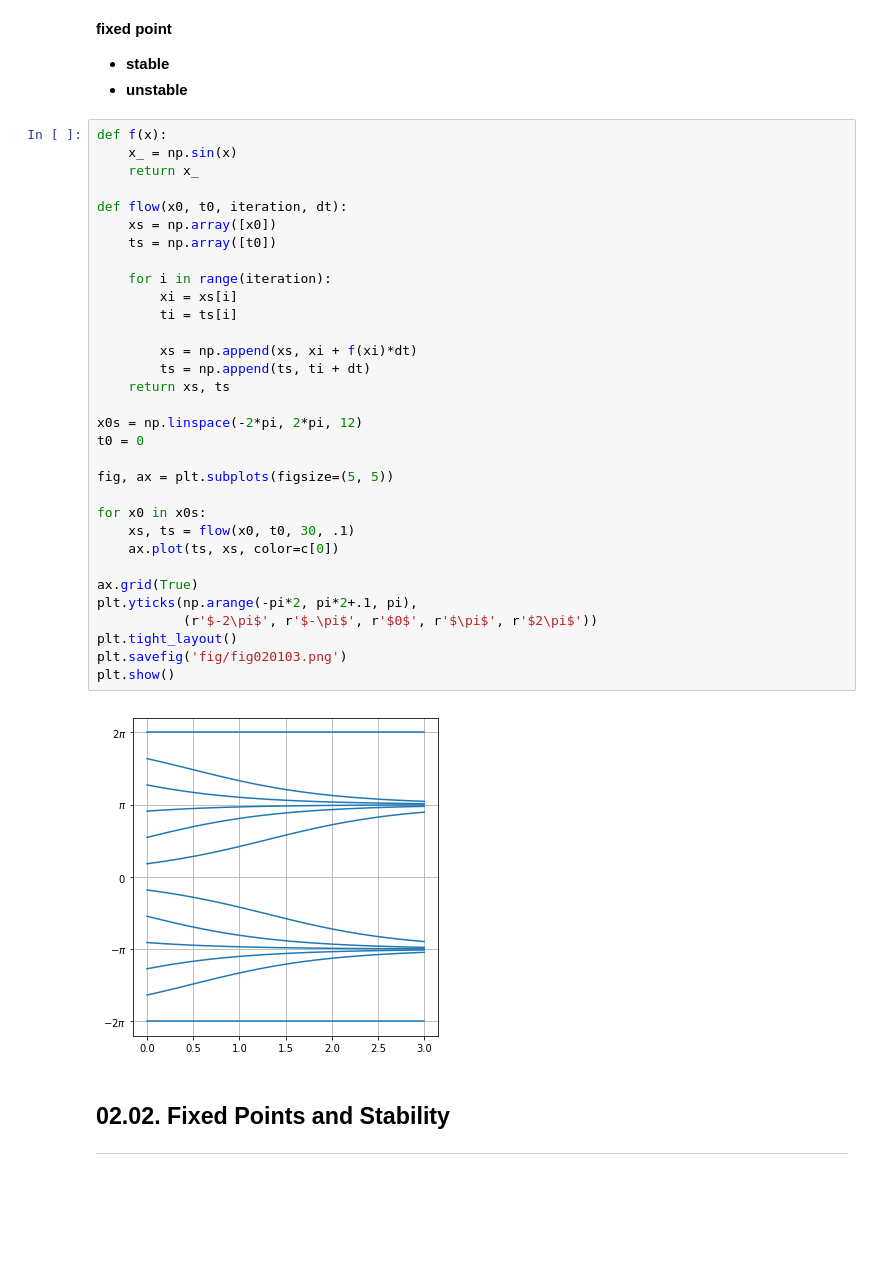
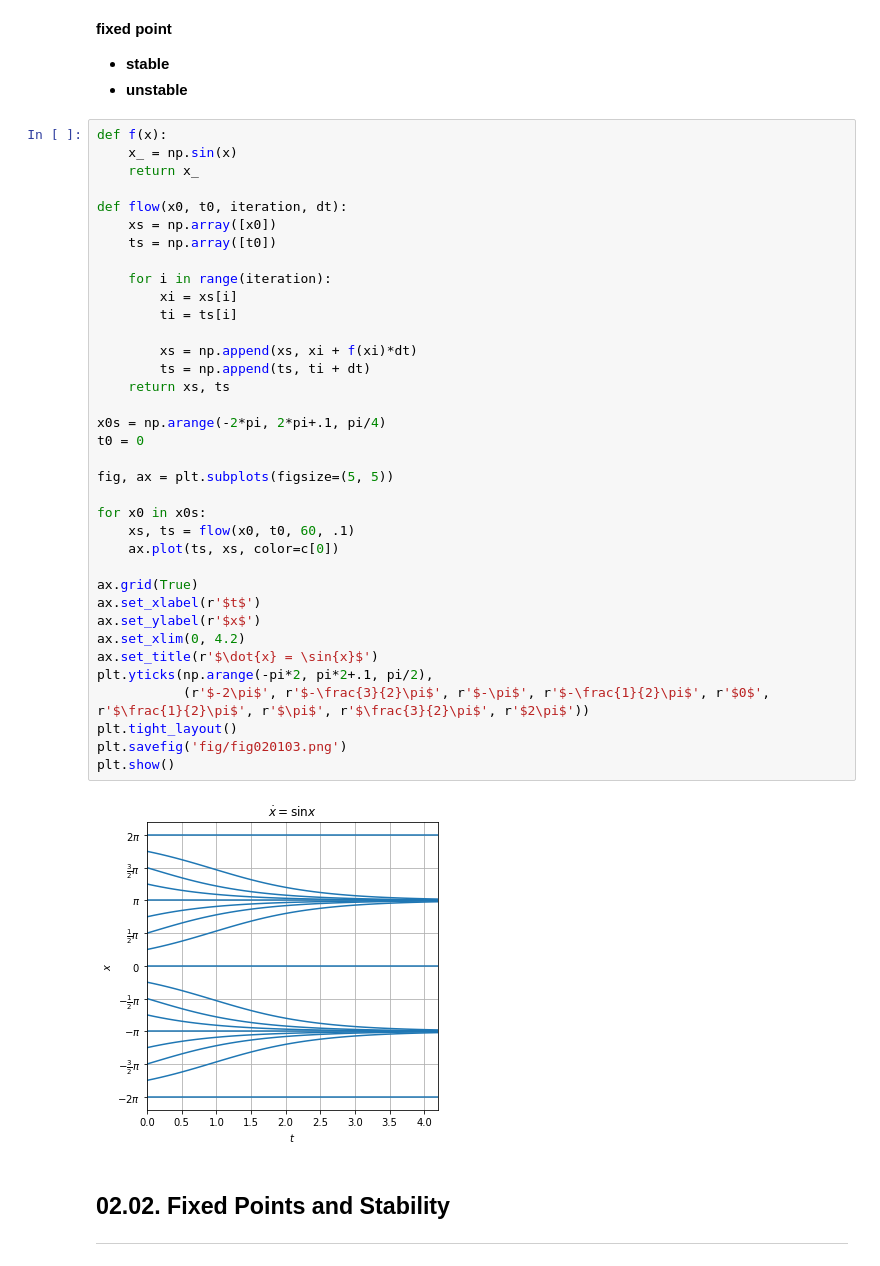
Before and after one commit to shumez/NLDC, a Jupyter notebook: 02/code.ipynb, the cells around one changed output. Drawn from its saved outputs; the diff is of its cells as text; blank space fills up the shorter version.

```diff
--- a/02/code.ipynb
+++ b/02/code.ipynb
@@ -135,37 +135,41 @@ plt.show()
 # %%
 def f(x):
     x_ = np.sin(x)
     return x_
 
 def flow(x0, t0, iteration, dt):
     xs = np.array([x0])
     ts = np.array([t0])
 
     for i in range(iteration):
         xi = xs[i]
         ti = ts[i]
 
         xs = np.append(xs, xi + f(xi)*dt)
         ts = np.append(ts, ti + dt)
     return xs, ts
 
-x0s = np.linspace(-2*pi, 2*pi, 12)
+x0s = np.arange(-2*pi, 2*pi+.1, pi/4)
 t0 = 0
 
 fig, ax = plt.subplots(figsize=(5, 5))
 
 for x0 in x0s:
-    xs, ts = flow(x0, t0, 30, .1)
+    xs, ts = flow(x0, t0, 60, .1)
     ax.plot(ts, xs, color=c[0])
 
 ax.grid(True)
-plt.yticks(np.arange(-pi*2, pi*2+.1, pi),
-           (r'$-2\pi$', r'$-\pi$', r'$0$', r'$\pi$', r'$2\pi$'))
+ax.set_xlabel(r'$t$')
+ax.set_ylabel(r'$x$')
+ax.set_xlim(0, 4.2)
+ax.set_title(r'$\dot{x} = \sin{x}$')
+plt.yticks(np.arange(-pi*2, pi*2+.1, pi/2),
+           (r'$-2\pi$', r'$-\frac{3}{2}\pi$', r'$-\pi$', r'$-\frac{1}{2}\pi$', r'$0$', r'$\frac{1}{2}\pi$', r'$\pi$', r'$\frac{3}{2}\pi$', r'$2\pi$'))
 plt.tight_layout()
 plt.savefig('fig/fig020103.png')
 plt.show()
 # %% [output]
-[figure, old version]
+[figure, new version]
 # %% [markdown]
 ## 02.02. Fixed Points and Stability
 ---
```
